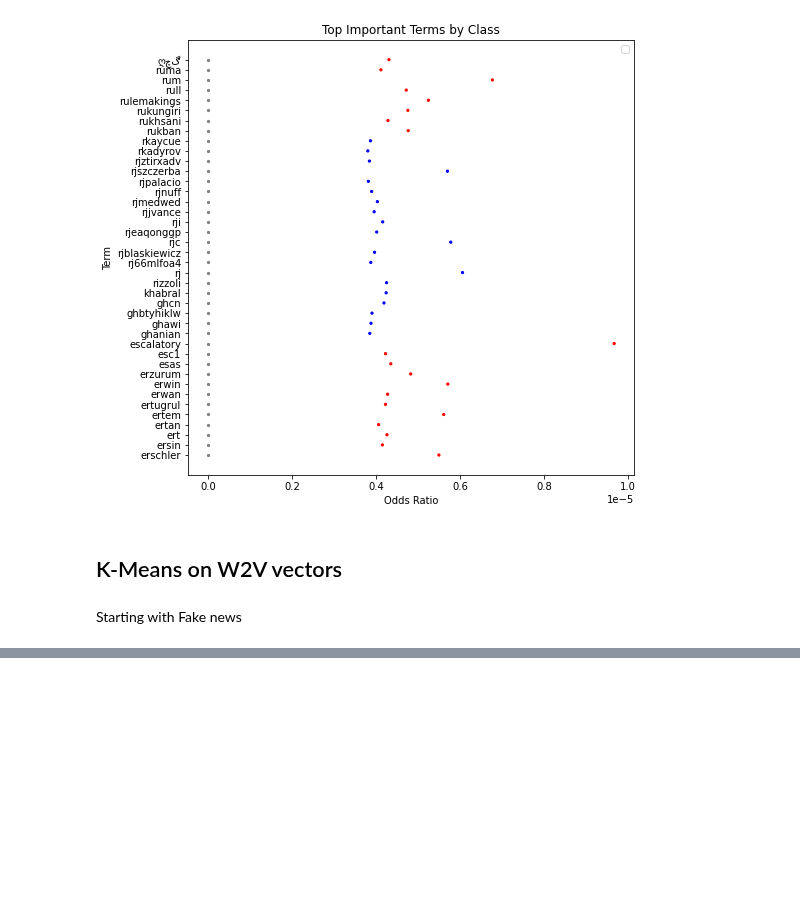
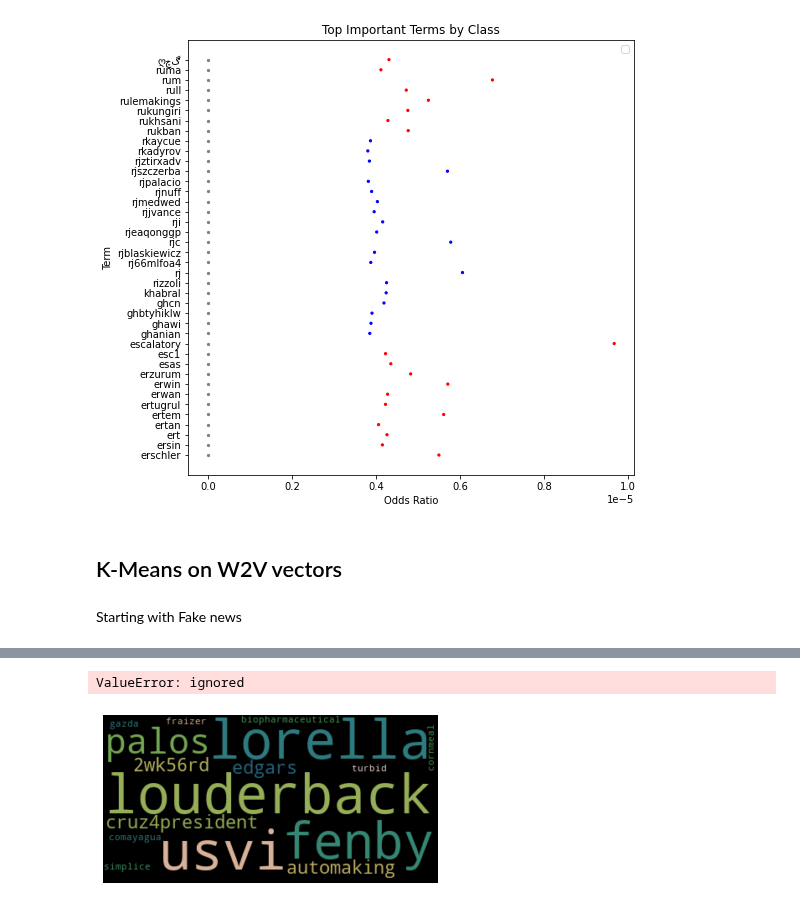
Before and after one commit to d-roland/Fake-news-detection, a Jupyter notebook: CS221_Fake_news_detection.ipynb, the cells around one changed output, grey strips where cells are left out. Drawn from its saved outputs; the diff is of its cells as text; code cells hidden in the pictures; blank space fills up the shorter version.

```diff
--- a/CS221_Fake_news_detection.ipynb
+++ b/CS221_Fake_news_detection.ipynb
@@ -2199,0 +2224,7 @@ for i in range(NUM_CLUSTERS):
+# %%
+centers_real, clusters_real = clustering_on_wordvecs(w2v_model_real.wv.syn0, NUM_CLUSTERS)
+centroid_map_real = dict(zip(w2v_model_real.wv.index2word, clusters_real))
+# %%
+#Getting words in each cluster that are closest to the cluster center
+top_words_real = get_top_words(w2v_model_real.wv.index2word, 20, centers_real, w2v_model_real.wv.syn0)
+top_words_real
@@ -2199,0 +2249,10 @@ for i in range(NUM_CLUSTERS):
+# %%
+#Displaying clusters via WordClouds
+for ri in range(NUM_CLUSTERS):
+    col = next(cmaps);
+    display_cloud(ri+1, col, top_words_real)
+
+plt.show()
+# %% [output]
+ValueError: ignored
+[figure, added]
```
Also changed, not shown: parts of 8 cells of this notebook.
